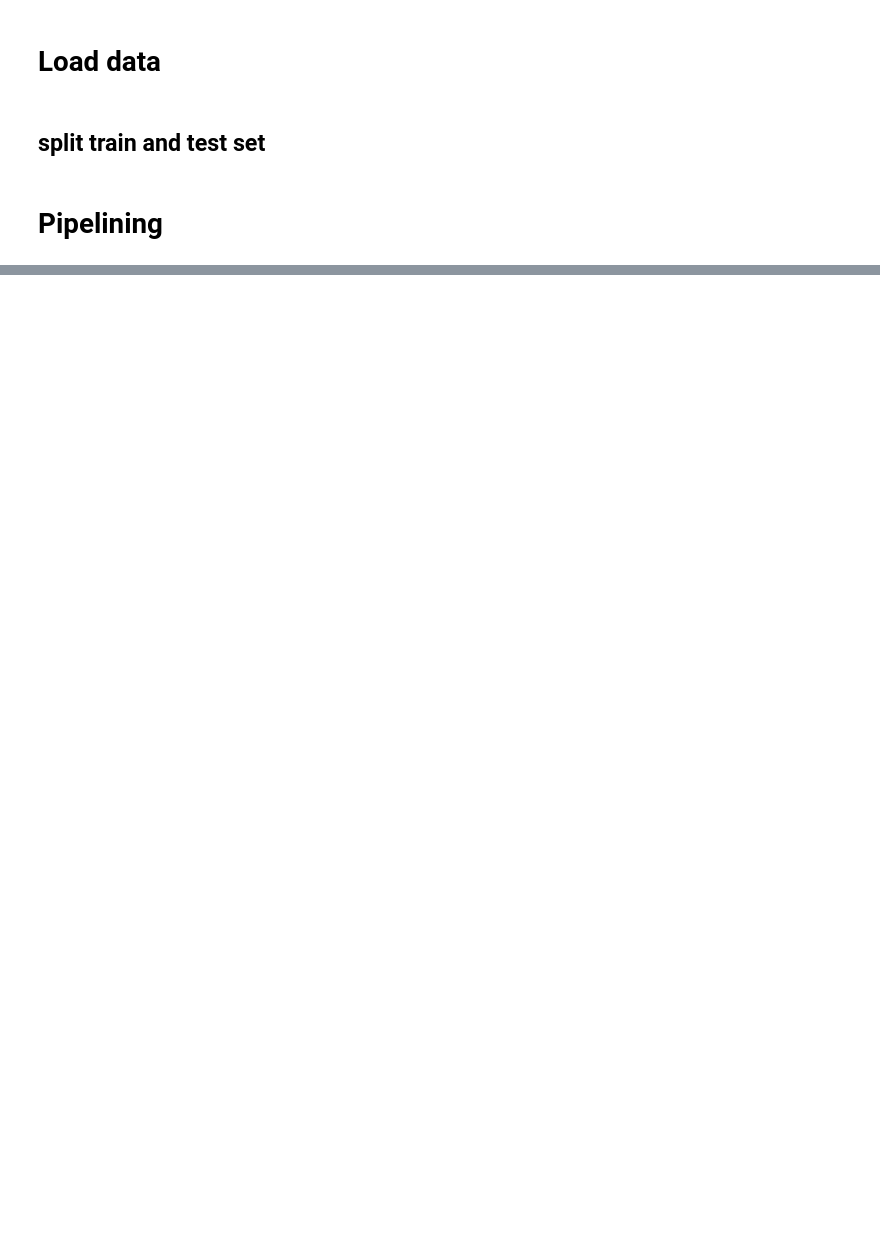
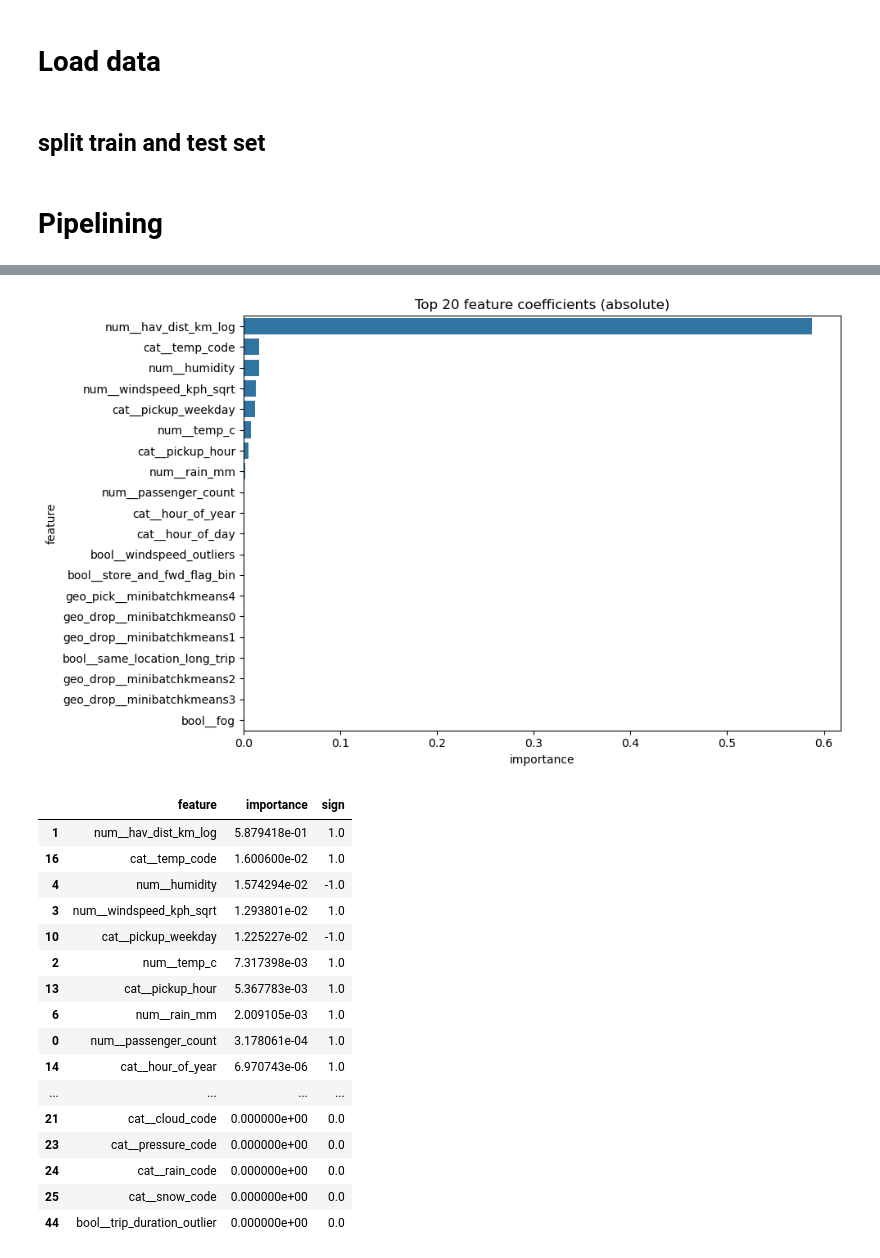
Before and after one commit to Wendo99/NYC-Taxi-Trip-Duration, a Jupyter notebook: notebooks/modelling.ipynb, the cells around one changed output, grey strips where cells are left out. Cells and saved outputs as stored; diff of their text form; code cells hidden in the pictures; blank space fills up the shorter version.

```diff
--- a/notebooks/modelling.ipynb
+++ b/notebooks/modelling.ipynb
@@ -248,0 +98,2 @@ dtype: float64
+# %%
+lasso_base_pipeline = make_linear_pipeline('lasso', preprocessing_base)
@@ -250,0 +251,21 @@ dtype: float64
+# %%
+plot_lin_feature_importance(lasso_base_pipeline, X_train, y_train)
+# %% [output]
+[figure, added]
+|  | feature | importance | sign |
+| 1 | num__hav_dist_km_log | 5.879418e-01 | 1.0 |
+| 16 | cat__temp_code | 1.600600e-02 | 1.0 |
+| 4 | num__humidity | 1.574294e-02 | -1.0 |
+| 3 | num__windspeed_kph_sqrt | 1.293801e-02 | 1.0 |
+| 10 | cat__pickup_weekday | 1.225227e-02 | -1.0 |
+| 2 | num__temp_c | 7.317398e-03 | 1.0 |
+| 13 | cat__pickup_hour | 5.367783e-03 | 1.0 |
+| 6 | num__rain_mm | 2.009105e-03 | 1.0 |
+| 0 | num__passenger_count | 3.178061e-04 | 1.0 |
+| 14 | cat__hour_of_year | 6.970743e-06 | 1.0 |
+| ... | ... | ... | ... |
+| 21 | cat__cloud_code | 0.000000e+00 | 0.0 |
+| 23 | cat__pressure_code | 0.000000e+00 | 0.0 |
+| 24 | cat__rain_code | 0.000000e+00 | 0.0 |
+| 25 | cat__snow_code | 0.000000e+00 | 0.0 |
+| 44 | bool__trip_duration_outlier | 0.000000e+00 | 0.0 |
```
Also changed, not shown: parts of 48 cells of this notebook, 28 other files.
